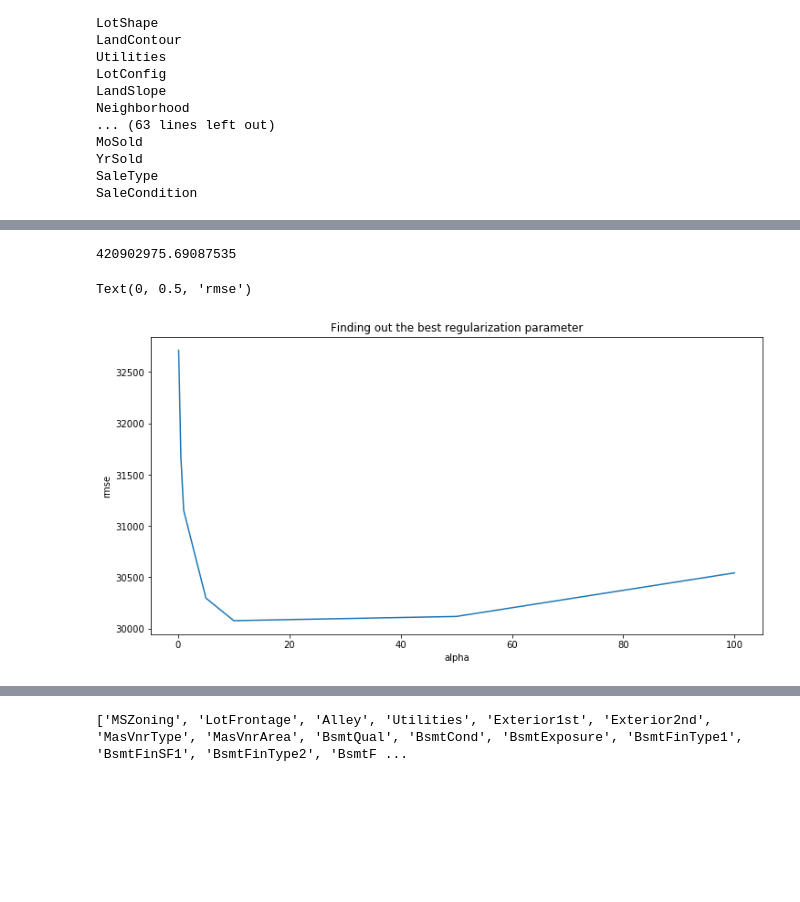
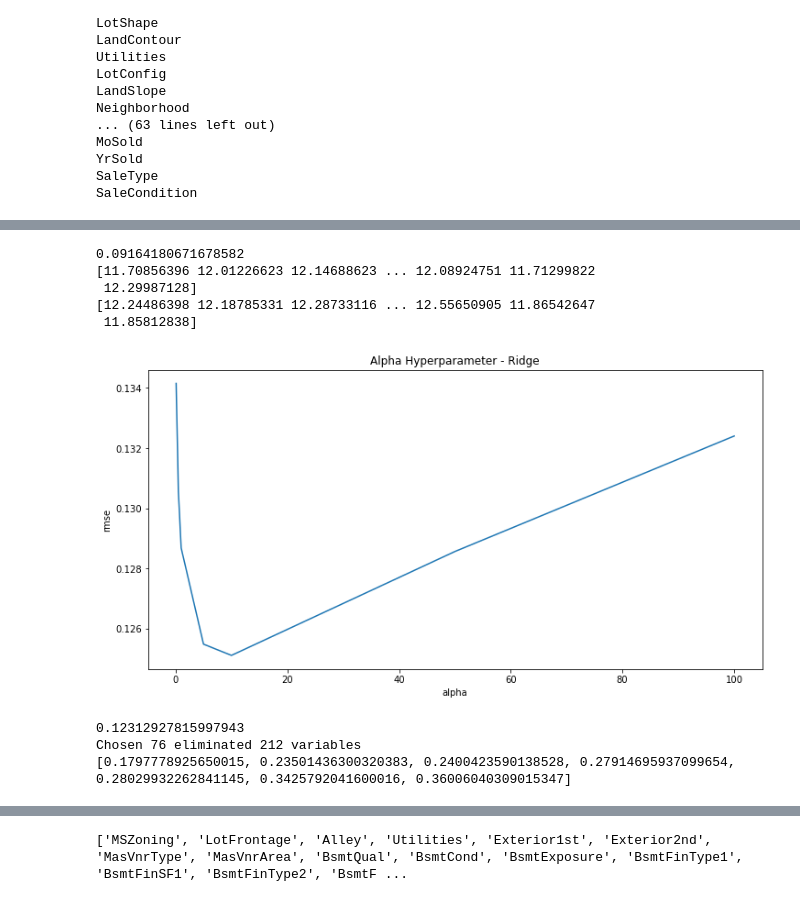
Before and after one commit to boubinmj/housing, a Jupyter notebook: housing.ipynb, the cells around one changed output, grey strips where cells are left out. Drawn from its saved outputs; the diff is of its cells as text; code cells hidden in the pictures; blank space fills up the shorter version.

Commit message:
regression performance

```diff
--- a/housing.ipynb
+++ b/housing.ipynb
@@ -134,3 +146,11 @@ f, ax = plt.subplots(figsize=(12, 9))
 sns.heatmap(corrmat,vmax=.8, square=True);
 # %% [output]
 [figure]
+# %%
+upper_diag = corrmat.where(np.triu(np.ones(corrmat.shape),k=1).astype(np.bool))
+#print(upper_diag)
+
+mlr_drop = [column for column in upper_diag.columns if any(abs(upper_diag[column]) > 0.2)]
+print(); print(mlr_drop)
+
+mlr_drop.pop()
@@ -275,3 +325,12 @@ Name: SalePrice, Length: 1460, dtype: int64
 X_train = data[:train.shape[0]]
 X_test = data[train.shape[0]:]
 y = train.SalePrice
+
+data_mlr = data.drop(data[mlr_drop], axis=1)
+#print(data_mlr.head(5))
+train_mlr = train.drop(train[mlr_drop], axis=1)
+test_mlr = test.drop(test[mlr_drop], axis=1)
+
+
+X_mlr_train = data[:train_mlr.shape[0]]
+X_mlr_test = data[train_mlr.shape[0]:]
@@ -278,38 +362,80 @@ y = train.SalePrice
 # %%
 #sklearn.metrics.mean_squared_error
+#sklearn.metrics.r2_score(y_true, y_pred, *, sample_weight=None, multioutput='uniform_average')
+
+algs = ['MLR', 'Ridge', 'Lasso', 'Elastic Net', 'Gradient Boosting']
+eval = []
+r_2 = []
 
 from sklearn.linear_model import LinearRegression
 from sklearn.metrics import mean_squared_error
 
-reg = linear_model.LinearRegression()
-reg.fit(X_train, y)
+mlr = LinearRegression()
+mlr.fit(X_mlr_train, y)
 
-y_pred = reg.predict(X_train)
-mean_squared_error(y, y_pred)
+y_pred = mlr.predict(X_mlr_train)
+lr_rmse = mean_squared_error(y_pred,y, squared=False)
+eval.append(lr_rmse)
+print(lr_rmse)
+unknown_pred = mlr.predict(X_test)
+print(unknown_pred)
+print(y_pred)
+r_2.append(r2_score(y, y_pred))
 # %% [output]
-420902975.69087535
+0.09164180671678582
+[11.70856396 12.01226623 12.14688623 ... 12.08924751 11.71299822
+ 12.29987128]
+[12.24486398 12.18785331 12.28733116 ... 12.55650905 11.86542647
+ 11.85812838]
 # %%
+# Ridge
+
 from sklearn.linear_model import Ridge
 from sklearn.model_selection import cross_val_score
 
 def rmse_cv(model):
     rmse= np.sqrt(-cross_val_score(model, X_train, y, scoring = "neg_mean_squared_error", cv = 10))
     return(rmse)
 
 alphas = [0.1, 0.5, 1, 5, 10, 50, 100]
 ridge_model = Ridge()
 
 cv_ridge_train = [rmse_cv(Ridge(alpha = alpha)).mean() for alpha in alphas]
 
 # Plotting the least mean square error on the training data
 cv_ridge_train = pd.Series(cv_ridge_train, index = alphas)
-cv_ridge_train.plot(title = "Finding out the best regularization parameter")
+cv_ridge_train.plot(title = "Alpha Hyperparameter - Ridge")
 #cv_ridge_test = pd.Series(cv_ridge_test, index = alphas)
 #cv_ridge_test.plot()
 plt.xlabel("alpha")
 plt.ylabel("rmse")
+
+eval.append(cv_ridge_train.min())
+ridge_model.fit(X_train,y)
+r_2.append(ridge_model.score(X_train,y))
 # %% [output]
-Text(0, 0.5, 'rmse')
-[figure, old version]
+[figure, new version]
 # %%
-from sklearn.linear_model import Lasso
+# Lasso
+
+from sklearn.linear_model import Lasso, LassoCV
+
+lasso = LassoCV(alphas = [1, 0.1, 0.001], tol = 0.05).fit(X_train, y)
+print(rmse_cv(lasso).mean())
+
+eval.append(rmse_cv(lasso).mean())
+
+l_alpha = [1, 0.1, 0.001]
+
+coef = pd.Series(lasso.coef_, index = X_train.columns)
+print("Chosen " + str(sum(coef != 0)) + " eliminated " +  str(sum(coef == 0)) + " variables")
+
+cv_lasso_train = [rmse_cv(Lasso(alpha = alpha)).min() for alpha in alphas]
+print(cv_lasso_train)
+
+lasso.fit(X_train,y)
+r_2.append(lasso.score(X_train,y))
+# %% [output]
+0.12312927815997943
+Chosen 76 eliminated 212 variables
+[0.1797778925650015, 0.23501436300320383, 0.2400423590138528, 0.27914695937099654, 0.28029932262841145, 0.3425792041600016, 0.36006040309015347]
```
Also changed, not shown: parts of 20 cells of this notebook, 15 other files.
